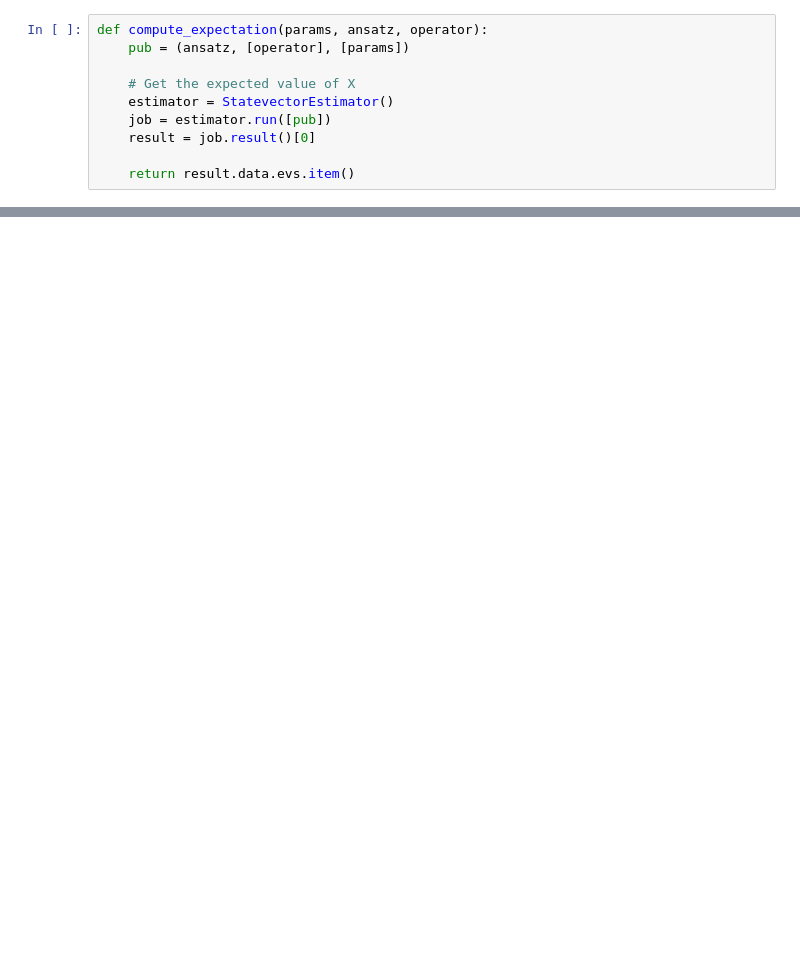
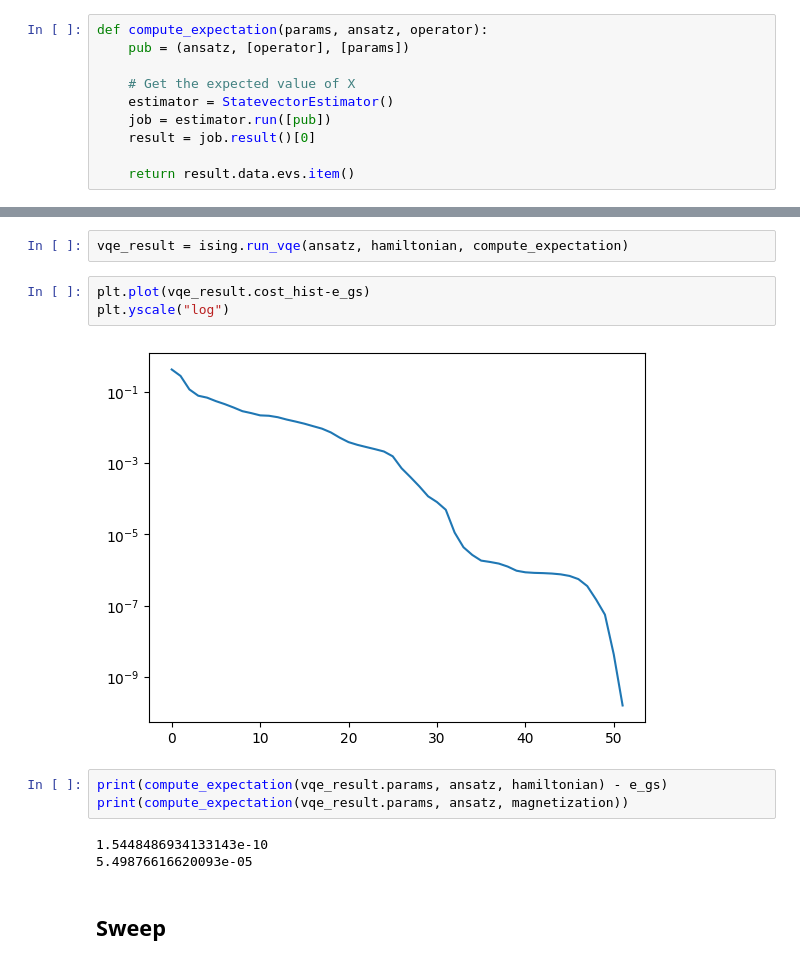
Before and after one commit to jimnel/snag, a Jupyter notebook: ising_model_qiskit.ipynb, the cells around one changed output, grey strips where cells are left out. Cells and saved outputs as stored; diff of their text form; blank space fills up the shorter version.

```diff
--- a/ising_model_qiskit.ipynb
+++ b/ising_model_qiskit.ipynb
@@ -80,0 +45,15 @@ OptResult(energy=-3.1702265134466217, magnetization=-0.002641466487792732)
+# %%
+vqe_result = ising.run_vqe(ansatz, hamiltonian, compute_expectation)
+# %%
+plt.plot(vqe_result.cost_hist-e_gs)
+plt.yscale("log")
+# %% [output]
+[figure, added]
+# %%
+print(compute_expectation(vqe_result.params, ansatz, hamiltonian) - e_gs)
+print(compute_expectation(vqe_result.params, ansatz, magnetization))
+# %% [output]
+1.5448486934133143e-10
+5.49876616620093e-05
+# %% [markdown]
+## Sweep
```
Also changed, not shown: parts of 12 cells of this notebook, 4 other files.
